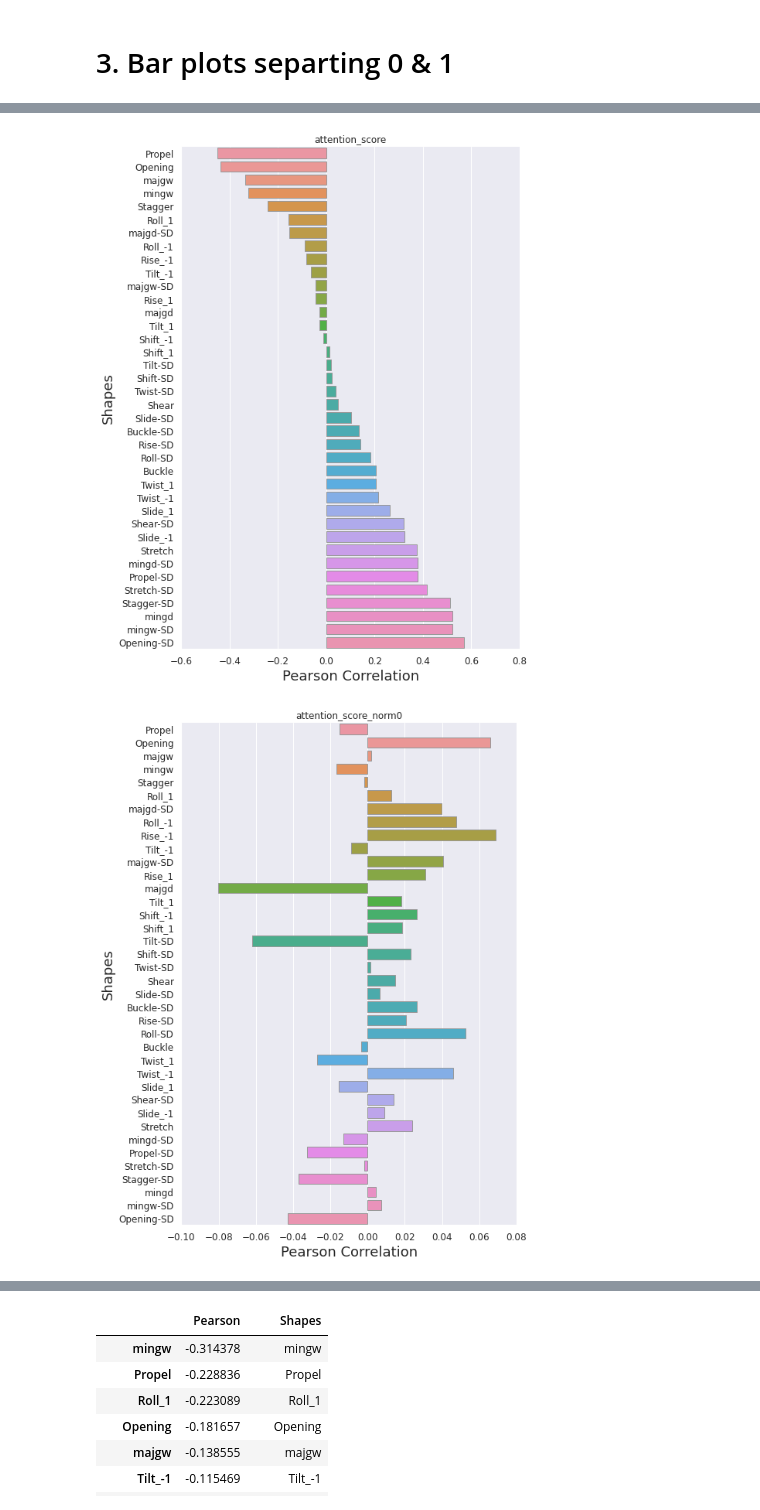
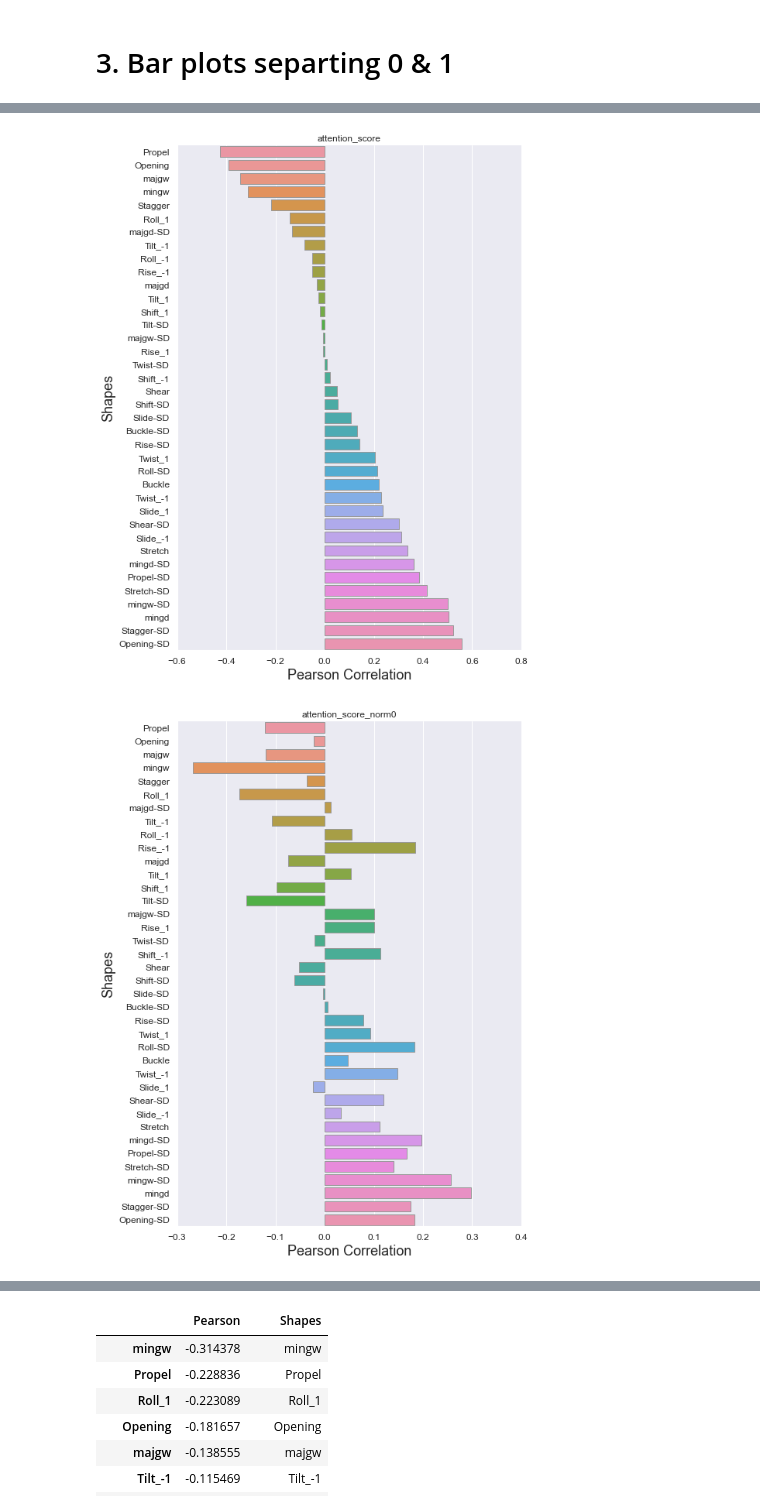
Before and after one commit to beckii0930/nucleosome_occupancy, a Jupyter notebook: tbinet_stuff/analyze_attention2.ipynb, the cells around one changed output, grey strips where cells are left out. Cells and saved outputs as stored; diff of their text form; code cells hidden in the pictures.

Commit message:
fix bug to separate data between 0 and 1

```diff
--- a/tbinet_stuff/analyze_attention2.ipynb
+++ b/tbinet_stuff/analyze_attention2.ipynb
@@ -344,13 +317,13 @@ print(mapped)
 ## 1.1 Don't add reverse Complements scores and treat them separately
 # %%
 # Put all the 5mers and their added total attention scores across sequences in dictionary
-def sumAttentionforAllKmers(attention_outputs):
+def sumAttentionforAllKmers(attention_outputs, d):
     from IPython.display import display
     mapped = {}
     kmerCounts = {}
 
-    print(f"Total Num SEq: {len(attention_outputs)}")
-    d=testmat['Test_data'] # need to redefine d
+    print(f"Total Attention Seq Num: {len(attention_outputs)}")
+    print(f"Total Data Seq: {len(d)}")
 
     for seq in range(len(attention_outputs)):
     # for seq in range(1,500):
@@ -359,7 +332,6 @@ def sumAttentionforAllKmers(attention_outputs):
         tokens = tokenize(ReverseOneHotEncode(d[seq]))
 
         # for 147bp each sequence, there are 320 feature scores for each bp
-
         #     for i in range(len(attention_outputs[0])):
         for i in range(len(tokens)):
     #         print(token)
@@ -625,6 +614,8 @@ def reverseCompPlot(map_to_plot, plot_name, annotation_x, annotation_y):
     plt.savefig( plot_name, dpi=200)
 # %%
 fig_path='/home/yibei/Projects/nucleosome_occupancy/figs/'
+fig_path='/Users/yibeijia/Downloads/nucleosome_occupancy/figs/'
+
 reverseCompPlot(ordered_map, fig_path + 'ordered_map_all.png', 100000, 12000)
 reverseCompPlot(ordered_map_norm, fig_path + 'ordered_map_all_norm.png', 1.0, 1.0)
 # %% [output]
@@ -645,15 +636,15 @@ reverseCompPlot(ordered_map_norm1, fig_path + 'ordered_map_1_norm.png', 0.42, 0.
 # %% [markdown]
 ## 1.2 Add reverse complement scores to 5mer scores
 # %%
-def addReversCompScores(attention_outputs):
+def addReversCompScores(attention_outputs, d):
     # if you are using batches the outputs will be in batches
     # get exact attentions of chars
     from IPython.display import display
     mapped_add = {}
     mapped_add0 = {}
     mapped_add1 = {}
-    testmat = scipy.io.loadmat(data_folder+'Test_data.mat')
-    d = testmat['Test_data']
+#     testmat = scipy.io.loadmat(data_folder+'Test_data.mat')
+#     d = testmat['Test_data']
     for seq in range(len(attention_outputs)):
     # for seq in range(1,5):
 
@@ -689,9 +680,24 @@ def addReversCompScores(attention_outputs):
     # display(char_df)
     return ordered_map_add
 # %%
-ordered_map_add = addReversCompScores(attention_outputs)
+data_folder = "/Users/yibeijia/Downloads/nucleosome_occupancy/data/train_test_data/"
+
+# load testmat from file
+testmat = scipy.io.loadmat(data_folder+'Test_data.mat')
+
+d=testmat['Test_data'] # need to redefine d
+labels = testmat['Test_labels']
+new_labels = labels[0]
+
+# get the index of data that is 0 or 1
+ones = np.flatnonzero(new_labels == np.max(new_labels))
+zeros = np.flatnonzero(new_labels == np.min(new_labels))
+d0 = [d[i] for i in zeros]
+d1 = [d[i] for i in ones]
+
+ordered_map_add0 = addReversCompScores(attention_outputs0, d0)
+print("done1")
+ordered_map_add1 = addReversCompScores(attention_outputs1, d1)
+print("done2")
+ordered_map_add = addReversCompScores(attention_outputs, d)
 print("done")
-ordered_map_add0 = addReversCompScores(attention_outputs0)
-print("done1")
-ordered_map_add1 = addReversCompScores(attention_outputs1)
-print("done2")
@@ -1039,6 +998,7 @@ def plotAttention(whichAttention, shape_order):
 
     plt.tight_layout()
     plt.title(whichAttention)
+    if whichAttention == 'attention_score': whichAttention=whichAttention+"_norm_all"
     plt.savefig( fig_path + whichAttention + '.png', dpi=200, bbox_inches='tight')
     return shape_order
 shape_ordered = plotAttention('attention_score', [])
@@ -1063,4 +1023,4 @@ mingw-SD        mingw-SD
 Opening-SD    Opening-SD
 Name: Shapes, dtype: object
-[figure, old version]
+[figure, new version]
-[figure, old version]
+[figure, new version]
```
Also changed, not shown: parts of 30 cells of this notebook, 17 other files.
